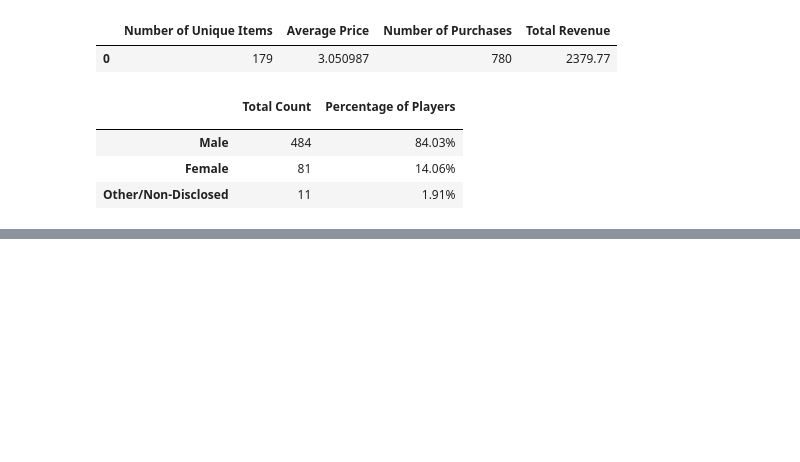
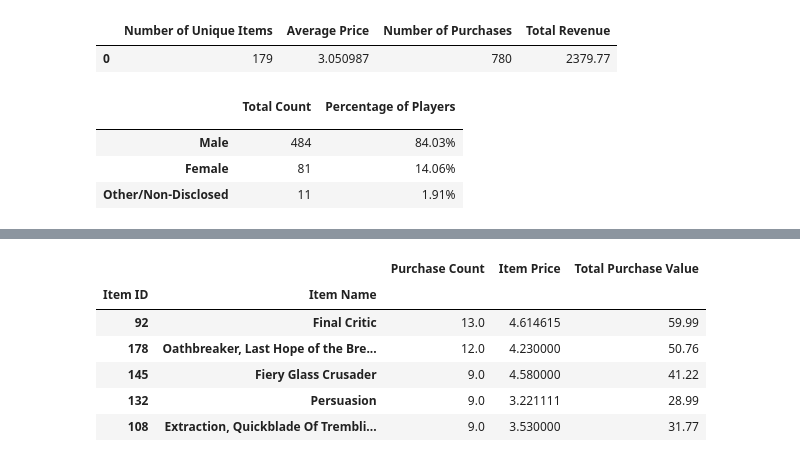
Before and after one commit to MellyB5/pandas_challenge, a Jupyter notebook: test.ipynb, the cells around one changed output, grey strips where cells are left out. Cells and saved outputs as stored; diff of their text form; code cells hidden in the pictures; blank space fills up the shorter version.

```diff
--- a/test.ipynb
+++ b/test.ipynb
@@ -115,0 +208,11 @@ purchase_df
+# %%
+purchase_data["Age Range"] = pd.cut(purchase_data["Age"], bins, labels=age_labels)
+count_age_range = purchase_data.groupby("SN")["Price"].count().rename("Total Count")
+sum_age_range = purchase_data.groupby("SN")["Price"].sum().rename("Total Purchase Value")
+mean_age_range = purchase_data.groupby("SN")["Price"].mean().rename("Avg Purchase Value")
+new_df3 = pd.DataFrame([count_age_range, mean_age_range, sum_age_range])
+
+new_df3 = new_df3.T
+new_df3.columns = ['Purchase Count', 'Average Purchase Price', 'Total Purchase Value']
+new_df3.sort_values("Total Purchase Value", ascending=False, inplace=True)
+new_df3.head()
@@ -115,0 +227,19 @@ purchase_df
+# %%
+# purchase_data["Age Range"] = pd.cut(purchase_data["Age"], bins, labels=age_labels)
+count_age_range = purchase_data.groupby(["Item ID", "Item Name"])["Price"].count().rename("Purchase Count")
+sum_age_range = purchase_data.groupby(["Item ID", "Item Name"])["Price"].sum().rename("Total Purchase Value")
+mean_age_range = purchase_data.groupby(["Item ID", "Item Name"])["Price"].mean().rename("Item Price")
+new_df4 = pd.DataFrame([count_age_range, mean_age_range, sum_age_range])
+
+new_df4 = new_df4.T
+# new_df4.columns = ['Purchase Count', 'Average Purchase Price', 'Total Purchase Value']
+new_df4.sort_values("Purchase Count", ascending=False, inplace=True)
+new_df4.head()
+# %% [output]
+|  |  | Purchase Count | Item Price | Total Purchase Value |
+| Item ID | Item Name |  |  |  |
+| 92 | Final Critic | 13.0 | 4.614615 | 59.99 |
+| 178 | Oathbreaker, Last Hope of the Bre... | 12.0 | 4.230000 | 50.76 |
+| 145 | Fiery Glass Crusader | 9.0 | 4.580000 | 41.22 |
+| 132 | Persuasion | 9.0 | 3.221111 | 28.99 |
+| 108 | Extraction, Quickblade Of Trembli... | 9.0 | 3.530000 | 31.77 |
```
Also changed, not shown: parts of 13 cells of this notebook.
